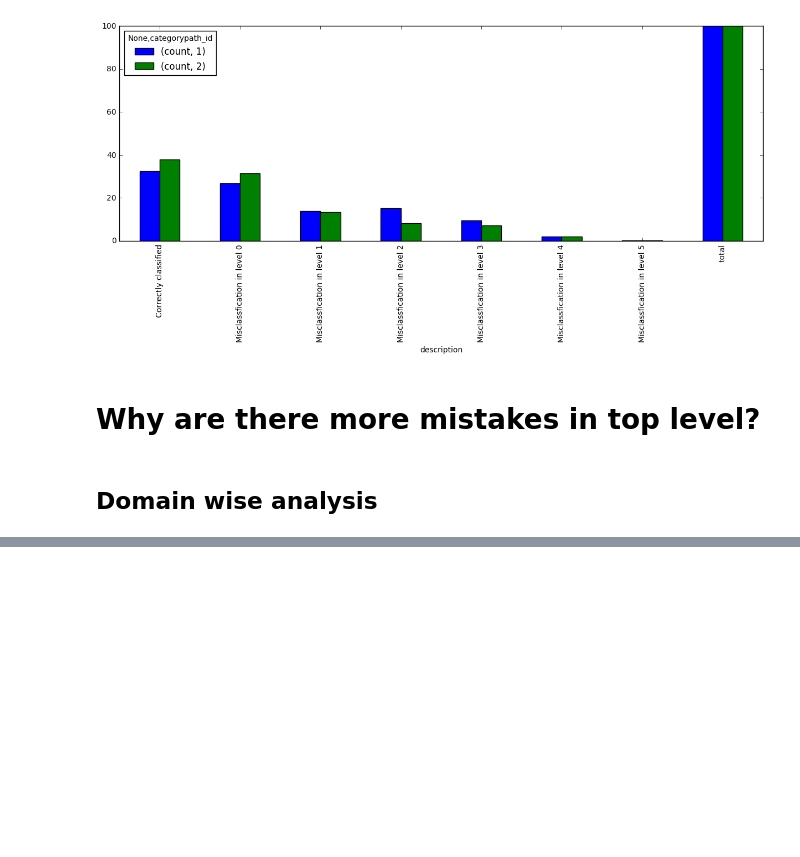
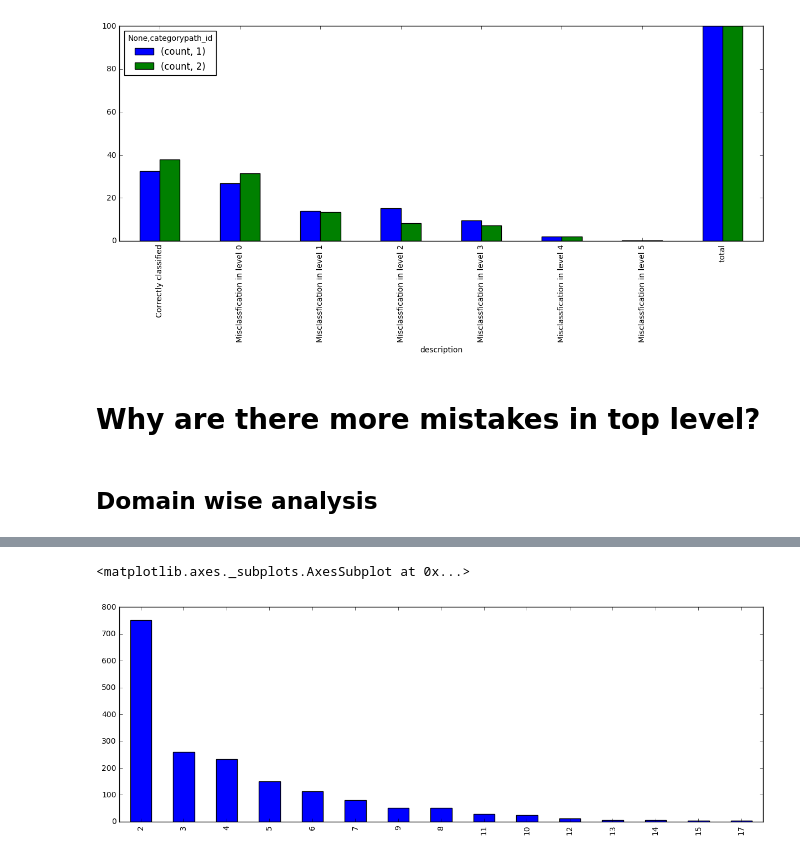
Before and after one commit to ixvu/kept_simple, a Jupyter notebook: Spot Check Analysis.ipynb, the cells around one changed output, grey strips where cells are left out. Cells and saved outputs as stored; diff of their text form; code cells hidden in the pictures; blank space fills up the shorter version.

```diff
--- a/Spot Check Analysis.ipynb
+++ b/Spot Check Analysis.ipynb
@@ -65,0 +154,35 @@ category_wise_stats_pc.plot(kind='bar')
+# %%
+def get_domain(domains):
+    for dom in domains:
+        if len(domains) == 1 or 'www.' not in dom:
+            new_domain = dom.strip().split(".")
+            new_domain.reverse()
+            return ".".join(new_domain)
+
+def get_url(domain):
+    domainList = domain.split('.')
+    domainList.reverse()
+    return "https://"+".".join(domainList)
+
+def override_category(category):
+    if category == "Arts" or category == "Crafts & Sewing":
+        return "Arts, Crafts & Sewing"
+    elif category == "Lawn & Garden" or category == "Patio":
+        return "Patio, Lawn & Garden"
+    else:
+        return category
+
+def transform_cat(cats):
+    x = {}
+    for cat in cats:
+        category = cat.strip()
+        category = override_category(category)
+        x[category] = True
+    return x
+# %%
+domains = cosmos_df.URLs.str.split(',').apply(get_domain)
+categories = cosmos_df.Categories.str.split(',').apply(lambda x:pd.Series(transform_cat(x))).fillna(False)
+# %%
+categories['domains'] = domains
+categories['StoreId'] = cosmos_df.StoreId
+categories = categories.set_index('StoreId')
@@ -65,0 +242,8 @@ category_wise_stats_pc.plot(kind='bar')
+# %%
+dw_cat = categories.unstack().reset_index()
+dw_cat = dw_cat.rename_axis({0:'status'},axis=1)
+# dw_cat = dw_cat.query("level_0 != \"StoreId\"")
+# dw_cat_count = dw_cat.groupby('StoreId').apply(lambda x:x['status'].sum())
+dw_cat = dw_cat.query("status == True")
+dw_cat_count = dw_cat.groupby('StoreId').apply(lambda x:x['status'].astype(int).sum())
+dw_cat_count.value_counts()
@@ -65,0 +296,5 @@ category_wise_stats_pc.plot(kind='bar')
+# %%
+dw_cat_count.value_counts().plot(kind='bar')
+# %% [output]
+<matplotlib.axes._subplots.AxesSubplot at 0x...>
+[figure, added]
```
Also changed, not shown: parts of 47 cells of this notebook, 6 other files.
